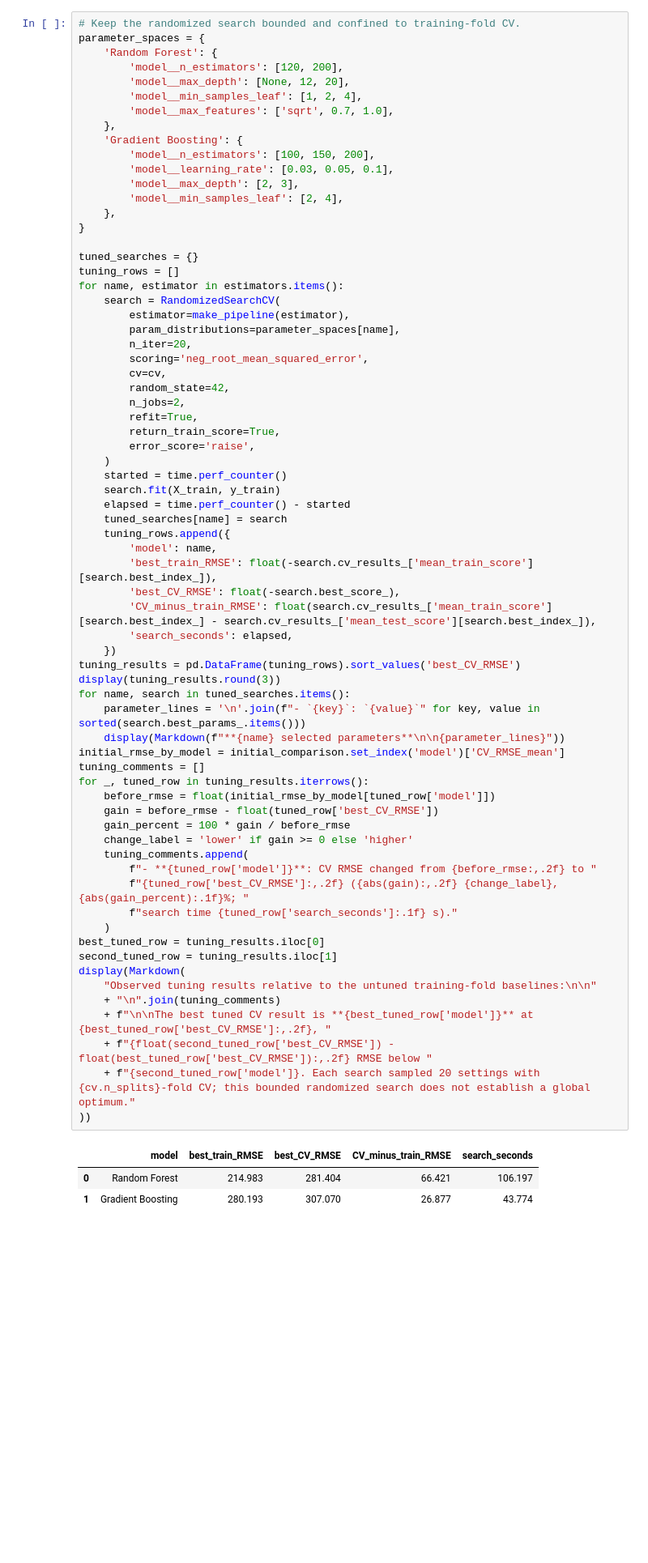
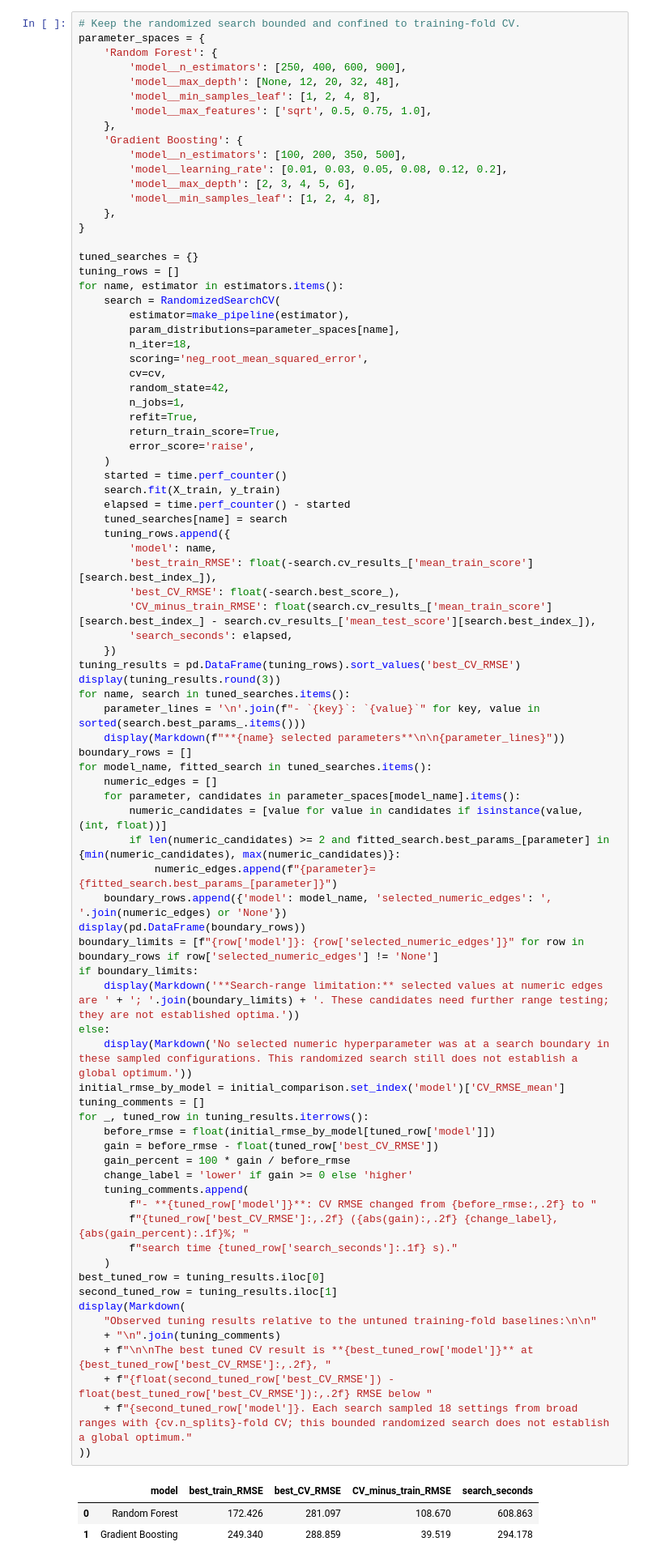
Before and after one commit to stevemofor-cmd/SuperKart-Sales-Studio, a Jupyter notebook: Steve_SuperKart_Full_Code_Submission.ipynb, the cells around one changed output. Shown at 81% size. Saved outputs shown, nothing was run; the diff lists cells and outputs as text; blank space fills up the shorter version.

```diff
--- a/Steve_SuperKart_Full_Code_Submission.ipynb
+++ b/Steve_SuperKart_Full_Code_Submission.ipynb
@@ -556,16 +571,16 @@ RandomizedSearchCV samples 20 configurations per model from predeclared candidat
 # Keep the randomized search bounded and confined to training-fold CV.
 parameter_spaces = {
     'Random Forest': {
-        'model__n_estimators': [120, 200],
-        'model__max_depth': [None, 12, 20],
-        'model__min_samples_leaf': [1, 2, 4],
-        'model__max_features': ['sqrt', 0.7, 1.0],
+        'model__n_estimators': [250, 400, 600, 900],
+        'model__max_depth': [None, 12, 20, 32, 48],
+        'model__min_samples_leaf': [1, 2, 4, 8],
+        'model__max_features': ['sqrt', 0.5, 0.75, 1.0],
     },
     'Gradient Boosting': {
-        'model__n_estimators': [100, 150, 200],
-        'model__learning_rate': [0.03, 0.05, 0.1],
-        'model__max_depth': [2, 3],
-        'model__min_samples_leaf': [2, 4],
+        'model__n_estimators': [100, 200, 350, 500],
+        'model__learning_rate': [0.01, 0.03, 0.05, 0.08, 0.12, 0.2],
+        'model__max_depth': [2, 3, 4, 5, 6],
+        'model__min_samples_leaf': [1, 2, 4, 8],
     },
 }
 
@@ -575,11 +590,11 @@ for name, estimator in estimators.items():
     search = RandomizedSearchCV(
         estimator=make_pipeline(estimator),
         param_distributions=parameter_spaces[name],
-        n_iter=20,
+        n_iter=18,
         scoring='neg_root_mean_squared_error',
         cv=cv,
         random_state=42,
-        n_jobs=2,
+        n_jobs=1,
         refit=True,
         return_train_score=True,
         error_score='raise',
@@ -595,36 +610,50 @@ for name, estimator in estimators.items():
         'CV_minus_train_RMSE': float(search.cv_results_['mean_train_score'][search.best_index_] - search.cv_results_['mean_test_score'][search.best_index_]),
         'search_seconds': elapsed,
     })
 tuning_results = pd.DataFrame(tuning_rows).sort_values('best_CV_RMSE')
 display(tuning_results.round(3))
 for name, search in tuned_searches.items():
     parameter_lines = '\n'.join(f"- `{key}`: `{value}`" for key, value in sorted(search.best_params_.items()))
     display(Markdown(f"**{name} selected parameters**\n\n{parameter_lines}"))
+boundary_rows = []
+for model_name, fitted_search in tuned_searches.items():
+    numeric_edges = []
+    for parameter, candidates in parameter_spaces[model_name].items():
+        numeric_candidates = [value for value in candidates if isinstance(value, (int, float))]
+        if len(numeric_candidates) >= 2 and fitted_search.best_params_[parameter] in {min(numeric_candidates), max(numeric_candidates)}:
+            numeric_edges.append(f"{parameter}={fitted_search.best_params_[parameter]}")
+    boundary_rows.append({'model': model_name, 'selected_numeric_edges': ', '.join(numeric_edges) or 'None'})
+display(pd.DataFrame(boundary_rows))
+boundary_limits = [f"{row['model']}: {row['selected_numeric_edges']}" for row in boundary_rows if row['selected_numeric_edges'] != 'None']
+if boundary_limits:
+    display(Markdown('**Search-range limitation:** selected values at numeric edges are ' + '; '.join(boundary_limits) + '. These candidates need further range testing; they are not established optima.'))
+else:
+    display(Markdown('No selected numeric hyperparameter was at a search boundary in these sampled configurations. This randomized search still does not establish a global optimum.'))
 initial_rmse_by_model = initial_comparison.set_index('model')['CV_RMSE_mean']
 tuning_comments = []
 for _, tuned_row in tuning_results.iterrows():
     before_rmse = float(initial_rmse_by_model[tuned_row['model']])
     gain = before_rmse - float(tuned_row['best_CV_RMSE'])
     gain_percent = 100 * gain / before_rmse
     change_label = 'lower' if gain >= 0 else 'higher'
     tuning_comments.append(
         f"- **{tuned_row['model']}**: CV RMSE changed from {before_rmse:,.2f} to "
         f"{tuned_row['best_CV_RMSE']:,.2f} ({abs(gain):,.2f} {change_label}, {abs(gain_percent):.1f}%; "
         f"search time {tuned_row['search_seconds']:.1f} s)."
     )
 best_tuned_row = tuning_results.iloc[0]
 second_tuned_row = tuning_results.iloc[1]
 display(Markdown(
     "Observed tuning results relative to the untuned training-fold baselines:\n\n"
     + "\n".join(tuning_comments)
     + f"\n\nThe best tuned CV result is **{best_tuned_row['model']}** at {best_tuned_row['best_CV_RMSE']:,.2f}, "
     + f"{float(second_tuned_row['best_CV_RMSE']) - float(best_tuned_row['best_CV_RMSE']):,.2f} RMSE below "
-    + f"{second_tuned_row['model']}. Each search sampled 20 settings with {cv.n_splits}-fold CV; this bounded randomized search does not establish a global optimum."
+    + f"{second_tuned_row['model']}. Each search sampled 18 settings from broad ranges with {cv.n_splits}-fold CV; this bounded randomized search does not establish a global optimum."
 ))
 # %% [output]
 |  | model | best_train_RMSE | best_CV_RMSE | CV_minus_train_RMSE | search_seconds |
-| 0 | Random Forest | 214.983 | 281.404 | 66.421 | 106.197 |
-| 1 | Gradient Boosting | 280.193 | 307.070 | 26.877 | 43.774 |
+| 0 | Random Forest | 172.426 | 281.097 | 108.670 | 608.863 |
+| 1 | Gradient Boosting | 249.340 | 288.859 | 39.519 | 294.178 |
 **Random Forest selected parameters**
 
 - `model__max_depth`: `20`
```
Also changed, not shown: parts of 20 cells of this notebook, 4 other files.
